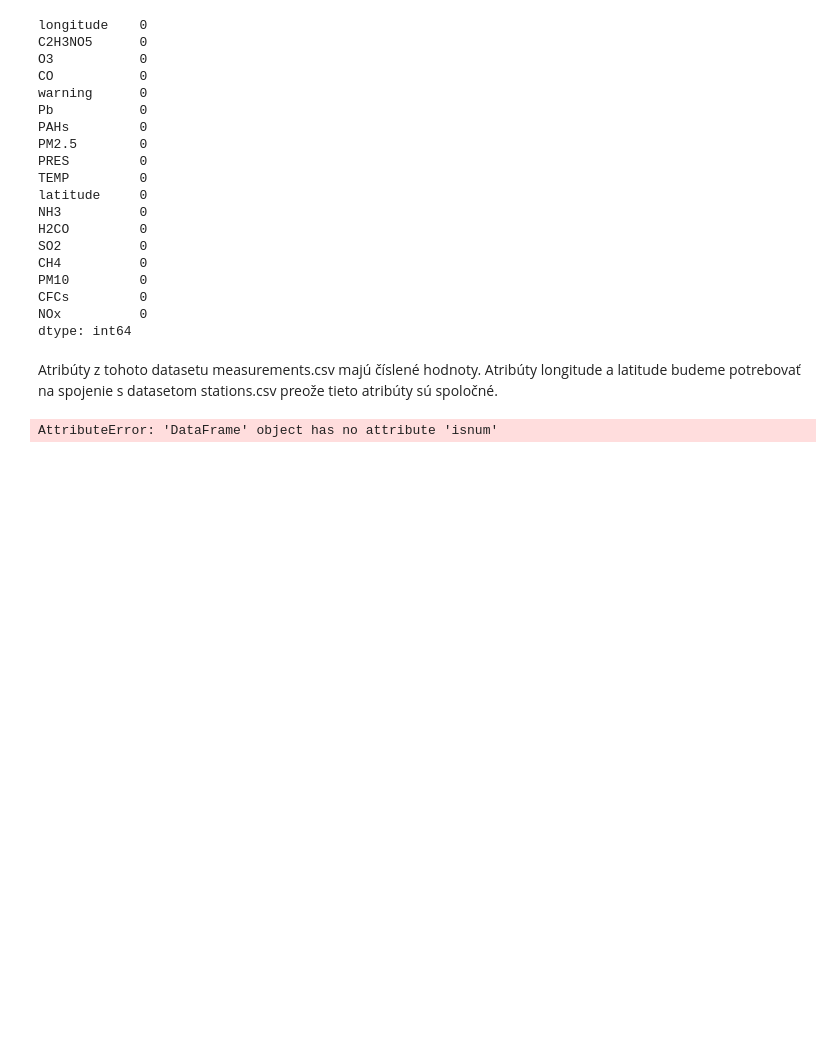
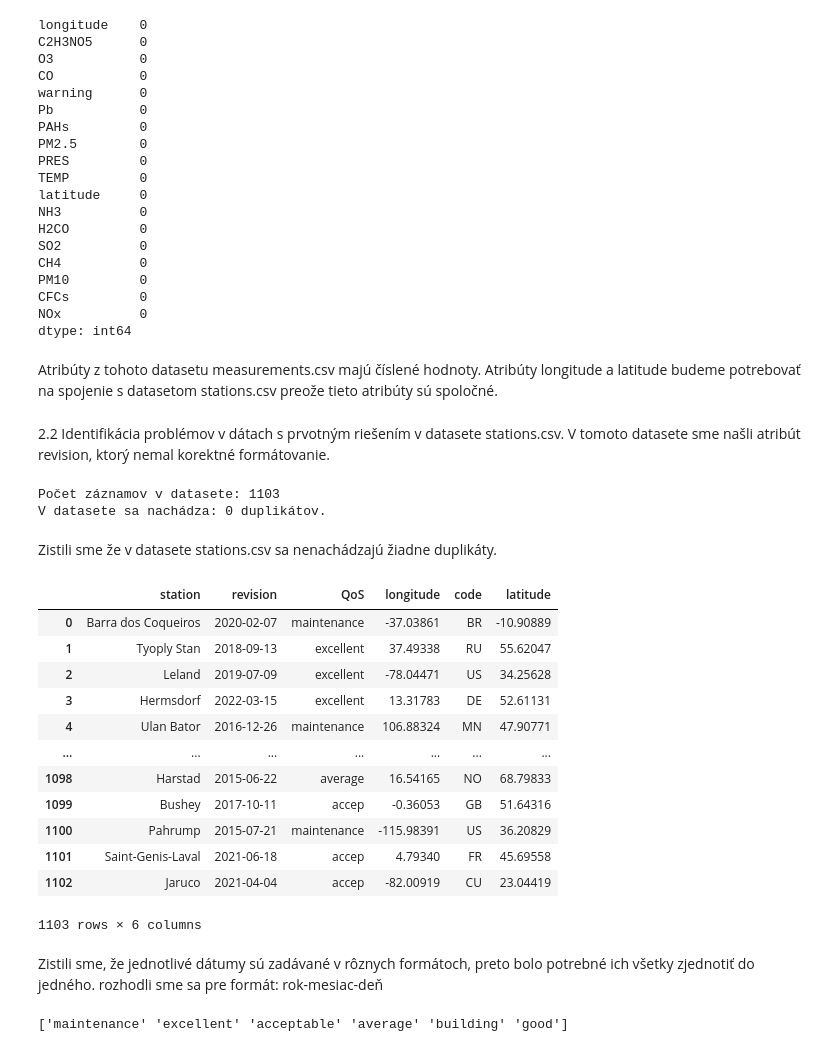
Before and after one commit to Marraff/inteligent-data-analysis, a Jupyter notebook: 1-faza-projekt-IAU.ipynb, the cells around one changed output. Drawn from its saved outputs; the diff is of its cells as text; code cells hidden in the pictures; blank space fills up the shorter version.

Commit message:
opravené chyby v datasete

```diff
--- a/1-faza-projekt-IAU.ipynb
+++ b/1-faza-projekt-IAU.ipynb
@@ -259,7 +252,72 @@ NOx          0
 dtype: int64
 # %% [markdown]
 Atribúty z tohoto datasetu measurements.csv majú číslené hodnoty. Atribúty longitude a latitude budeme potrebovať na spojenie s datasetom stations.csv preože tieto atribúty sú spoločné.
-# %%
-measurements.isnum().count()
-# %% [output]
-AttributeError: 'DataFrame' object has no attribute 'isnum'
+# %% [markdown]
+2.2 Identifikácia problémov v dátach s prvotným riešením v datasete stations.csv. V tomoto datasete sme našli atribút revision, ktorý nemal korektné formátovanie.
+# %%
+duplicate = stations[stations.duplicated()]
+stations = stations.drop_duplicates()
+print("Počet záznamov v datasete: "+str(len(stations)))
+print("V datasete sa nachádza: " + str(len(duplicate)) + " duplikátov.")
+# %% [output]
+Počet záznamov v datasete: 1103
+V datasete sa nachádza: 0 duplikátov.
+# %% [markdown]
+Zistili sme že v datasete stations.csv sa nenachádzajú žiadne duplikáty.
+# %%
+def invalidMonth(invalidMonth):
+    return {
+    'Jan': '01',
+    'Feb': '02',
+    'Mar': '03',
+    'Apr': '04',
+    'May': '05',
+    'Jun': '06',
+    'Jul': '07',
+    'Aug': '08',
+    'Sep': '09',
+    'Oct': '10',
+    'Nov': '11',
+    'Dec': '12'
+    }[invalidMonth]
+
+for x in stations['revision']:
+
+ # nahradim nulovy datum
+ if(len(x)==20):
+    invalidZero = x.replace(", 00:00:00", "")
+    dates = invalidZero.split("/")
+    newString = dates[2] + "-" + dates[0] + "-" + dates[1]
+    stations['revision'] = stations['revision'].replace(x, newString)
+
+ # nahradim lomitkovy datum
+ elif(len(x)==10):
+    stations['revision'] = stations['revision'].replace(x, x.replace("/", "-"))
+
+ # menim slovo mesiac na cislo
+ elif(len(x)==11):
+    dates = x.split(" ")
+    newString = dates[2] + "-" + invalidMonth(dates[1]) + "-" + dates[0]
+    stations['revision'] = stations['revision'].replace(x, newString)
+# %%
+stations
+# %% [output]
+|  | station | revision | QoS | longitude | code | latitude |
+| 0 | Barra dos Coqueiros | 2020-02-07 | maintenance | -37.03861 | BR | -10.90889 |
+| 1 | Tyoply Stan | 2018-09-13 | excellent | 37.49338 | RU | 55.62047 |
+| 2 | Leland | 2019-07-09 | excellent | -78.04471 | US | 34.25628 |
+| 3 | Hermsdorf | 2022-03-15 | excellent | 13.31783 | DE | 52.61131 |
+| 4 | Ulan Bator | 2016-12-26 | maintenance | 106.88324 | MN | 47.90771 |
+| ... | ... | ... | ... | ... | ... | ... |
+| 1098 | Harstad | 2015-06-22 | average | 16.54165 | NO | 68.79833 |
+| 1099 | Bushey | 2017-10-11 | accep | -0.36053 | GB | 51.64316 |
+| 1100 | Pahrump | 2015-07-21 | maintenance | -115.98391 | US | 36.20829 |
+| 1101 | Saint-Genis-Laval | 2021-06-18 | accep | 4.79340 | FR | 45.69558 |
+| 1102 | Jaruco | 2021-04-04 | accep | -82.00919 | CU | 23.04419 |
+1103 rows × 6 columns
+# %% [markdown]
+Zistili sme, že jednotlivé dátumy sú zadávané v rôznych formátoch, preto bolo potrebné ich všetky zjednotiť do jedného. rozhodli sme sa pre formát: rok-mesiac-deň
+# %%
+print(stations.QoS.unique())
+# %% [output]
+['maintenance' 'excellent' 'acceptable' 'average' 'building' 'good']
```
Also changed, not shown: parts of 5 cells of this notebook.
